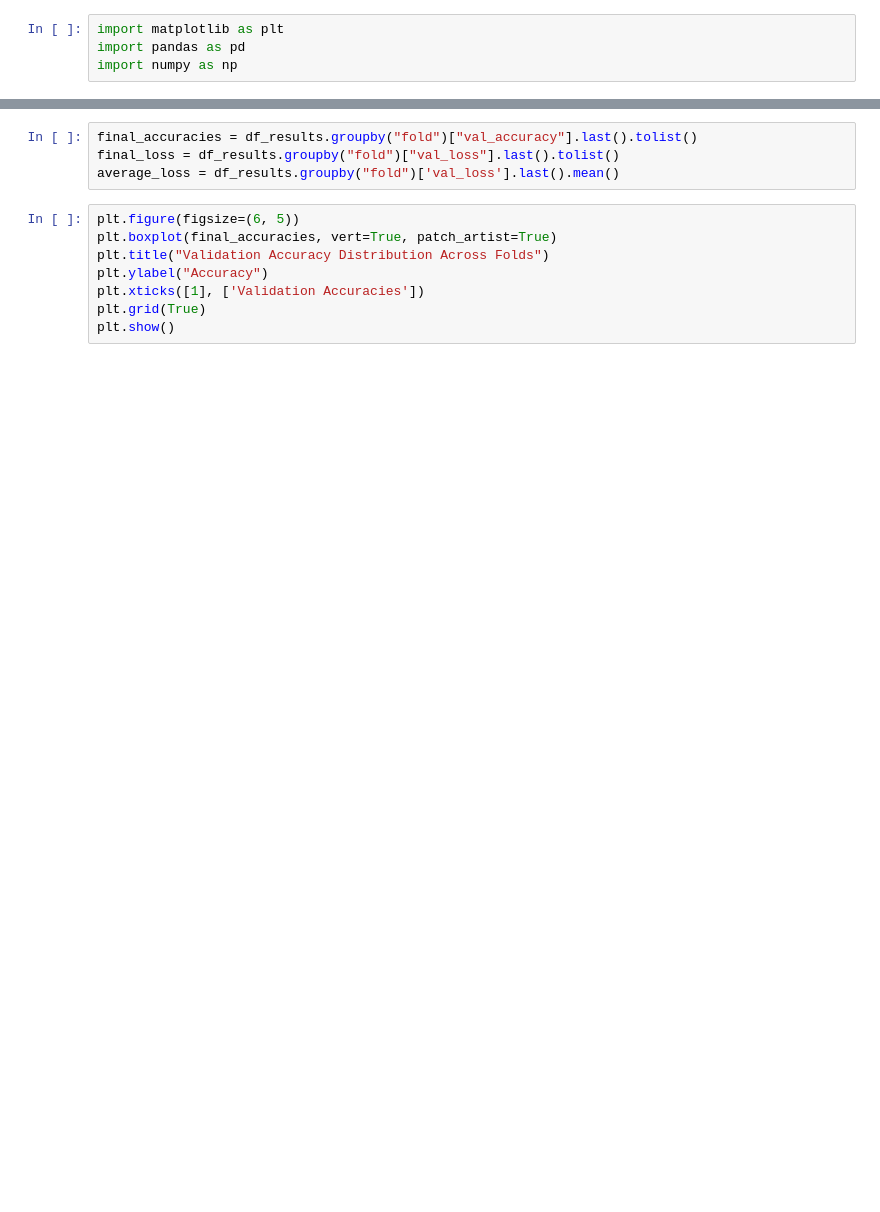
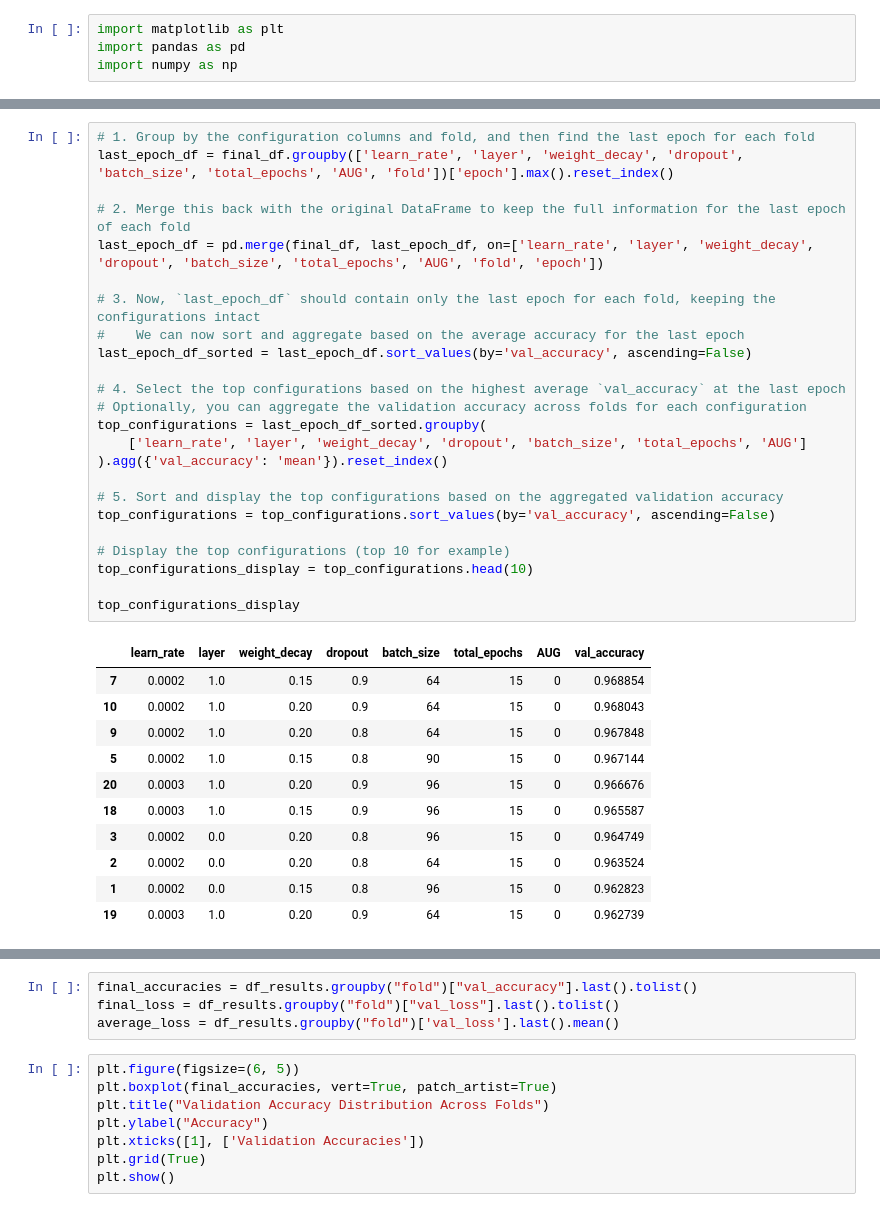
Before and after one commit to ashley-m/UrbanAdversary, a Jupyter notebook: plot.ipynb, the cells around one changed output, grey strips where cells are left out. Drawn from its saved outputs; the diff is of its cells as text; blank space fills up the shorter version.

```diff
--- a/plot.ipynb
+++ b/plot.ipynb
@@ -4,0 +169,36 @@ import numpy as np
+# %%
+# 1. Group by the configuration columns and fold, and then find the last epoch for each fold
+last_epoch_df = final_df.groupby(['learn_rate', 'layer', 'weight_decay', 'dropout', 'batch_size', 'total_epochs', 'AUG', 'fold'])['epoch'].max().reset_index()
+
+# 2. Merge this back with the original DataFrame to keep the full information for the last epoch of each fold
+last_epoch_df = pd.merge(final_df, last_epoch_df, on=['learn_rate', 'layer', 'weight_decay', 'dropout', 'batch_size', 'total_epochs', 'AUG', 'fold', 'epoch'])
+
+# 3. Now, `last_epoch_df` should contain only the last epoch for each fold, keeping the configurations intact
+#    We can now sort and aggregate based on the average accuracy for the last epoch
+last_epoch_df_sorted = last_epoch_df.sort_values(by='val_accuracy', ascending=False)
+
+# 4. Select the top configurations based on the highest average `val_accuracy` at the last epoch
+# Optionally, you can aggregate the validation accuracy across folds for each configuration
+top_configurations = last_epoch_df_sorted.groupby(
+    ['learn_rate', 'layer', 'weight_decay', 'dropout', 'batch_size', 'total_epochs', 'AUG']
+).agg({'val_accuracy': 'mean'}).reset_index()
+
+# 5. Sort and display the top configurations based on the aggregated validation accuracy
+top_configurations = top_configurations.sort_values(by='val_accuracy', ascending=False)
+
+# Display the top configurations (top 10 for example)
+top_configurations_display = top_configurations.head(10)
+
+top_configurations_display
+# %% [output]
+|  | learn_rate | layer | weight_decay | dropout | batch_size | total_epochs | AUG | val_accuracy |
+| 7 | 0.0002 | 1.0 | 0.15 | 0.9 | 64 | 15 | 0 | 0.968854 |
+| 10 | 0.0002 | 1.0 | 0.20 | 0.9 | 64 | 15 | 0 | 0.968043 |
+| 9 | 0.0002 | 1.0 | 0.20 | 0.8 | 64 | 15 | 0 | 0.967848 |
+| 5 | 0.0002 | 1.0 | 0.15 | 0.8 | 90 | 15 | 0 | 0.967144 |
+| 20 | 0.0003 | 1.0 | 0.20 | 0.9 | 96 | 15 | 0 | 0.966676 |
+| 18 | 0.0003 | 1.0 | 0.15 | 0.9 | 96 | 15 | 0 | 0.965587 |
+| 3 | 0.0002 | 0.0 | 0.20 | 0.8 | 96 | 15 | 0 | 0.964749 |
+| 2 | 0.0002 | 0.0 | 0.20 | 0.8 | 64 | 15 | 0 | 0.963524 |
+| 1 | 0.0002 | 0.0 | 0.15 | 0.8 | 96 | 15 | 0 | 0.962823 |
+| 19 | 0.0003 | 1.0 | 0.20 | 0.9 | 64 | 15 | 0 | 0.962739 |
```
Also changed, not shown: parts of 10 cells of this notebook, 4 other files.
